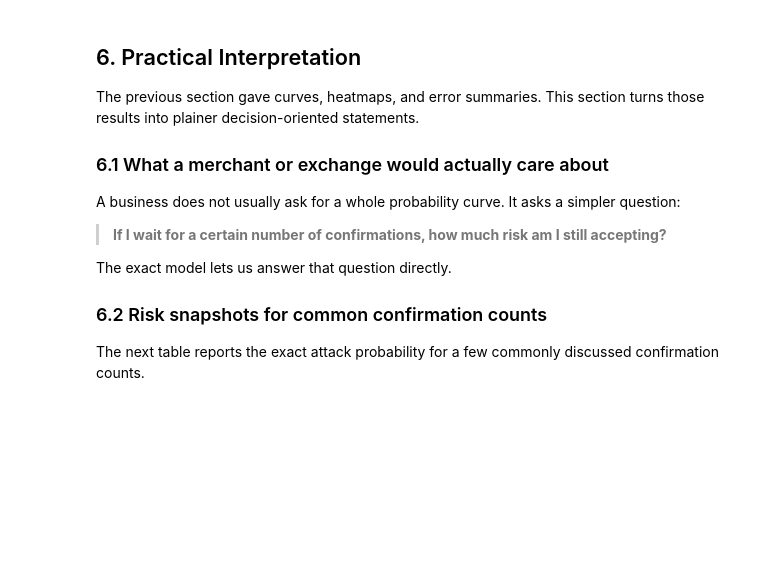
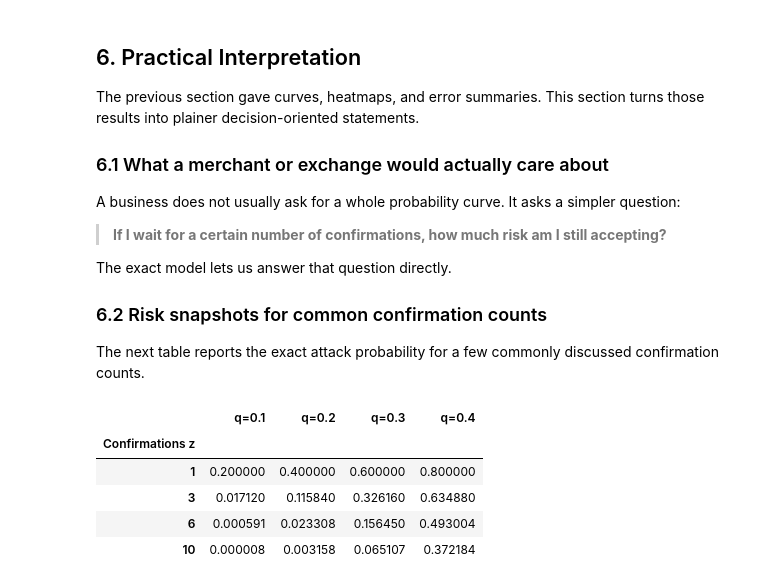
Before and after one commit to M1Draginov/bitcoin-confirmation-risk-analysis, a Jupyter notebook: bitcoin_pow_security_analysis.ipynb, the cells around one changed output. Cells and saved outputs as stored; diff of their text form; code cells hidden in the pictures; blank space fills up the shorter version.

Commit message:
Add practical confirmation risk analysis

```diff
--- a/bitcoin_pow_security_analysis.ipynb
+++ b/bitcoin_pow_security_analysis.ipynb
@@ -1386,3 +1386,63 @@ The exact model lets us answer that question directly.
 ### 6.2 Risk snapshots for common confirmation counts
 
 The next table reports the exact attack probability for a few commonly discussed confirmation counts.
+# %%
+import numpy as np
+import pandas as pd
+
+
+def catch_up_probability_from_deficit(deficit, attacker_share):
+    honest_share = 1.0 - attacker_share
+    deficit = np.asarray(deficit, dtype=int)
+
+    if attacker_share >= honest_share:
+        return np.ones_like(deficit, dtype=float)
+
+    ratio = attacker_share / honest_share
+    return np.where(deficit <= 0, 1.0, ratio ** deficit).astype(float)
+
+
+def exact_attack_success_probability(confirmations, attacker_share, tail_probability=1e-14):
+    honest_share = 1.0 - attacker_share
+
+    if attacker_share >= honest_share:
+        return 1.0
+
+    total_probability = 0.0
+    k = 0
+    pmf = honest_share ** confirmations
+
+    while True:
+        deficit = confirmations - k
+        total_probability += pmf * float(
+            catch_up_probability_from_deficit(deficit, attacker_share)
+        )
+
+        k += 1
+        pmf *= (k + confirmations - 1) / k * attacker_share
+
+        if pmf < tail_probability and k > confirmations + 20:
+            break
+
+    return total_probability
+
+
+practical_z = [1, 3, 6, 10]
+practical_shares = [0.1, 0.2, 0.3, 0.4]
+
+practical_table = pd.DataFrame(
+    {
+        f"q={q:.1f}": [exact_attack_success_probability(z, q) for z in practical_z]
+        for q in practical_shares
+    },
+    index=practical_z,
+)
+practical_table.index.name = "Confirmations z"
+practical_table
+# %% [output]
+|  | q=0.1 | q=0.2 | q=0.3 | q=0.4 |
+| Confirmations z |  |  |  |  |
+| 1 | 0.200000 | 0.400000 | 0.600000 | 0.800000 |
+| 3 | 0.017120 | 0.115840 | 0.326160 | 0.634880 |
+| 6 | 0.000591 | 0.023308 | 0.156450 | 0.493004 |
+| 10 | 0.000008 | 0.003158 | 0.065107 | 0.372184 |
```
Also changed, not shown: parts of 2 cells of this notebook.
